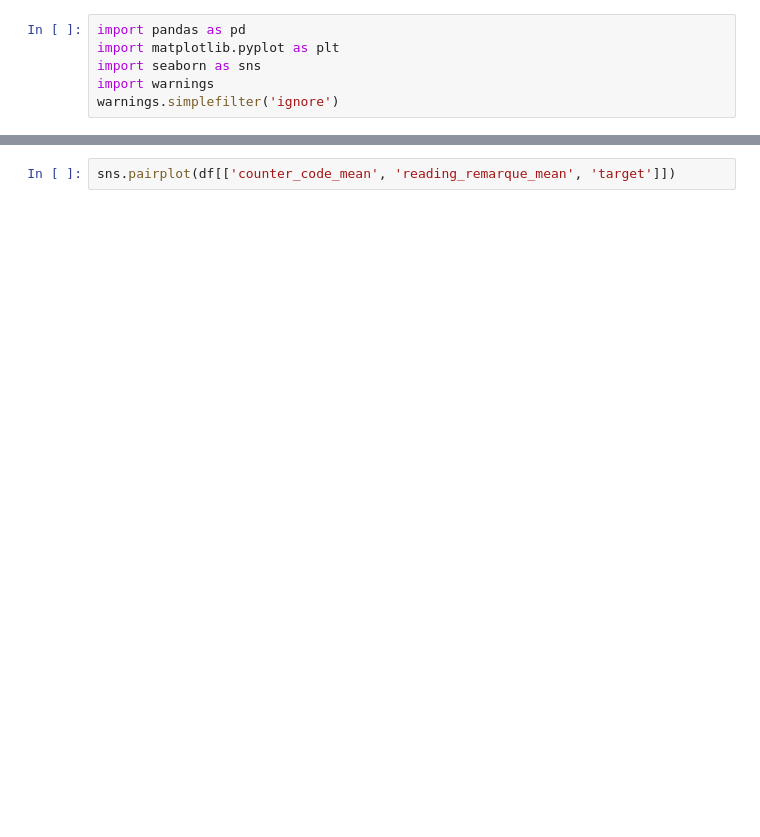
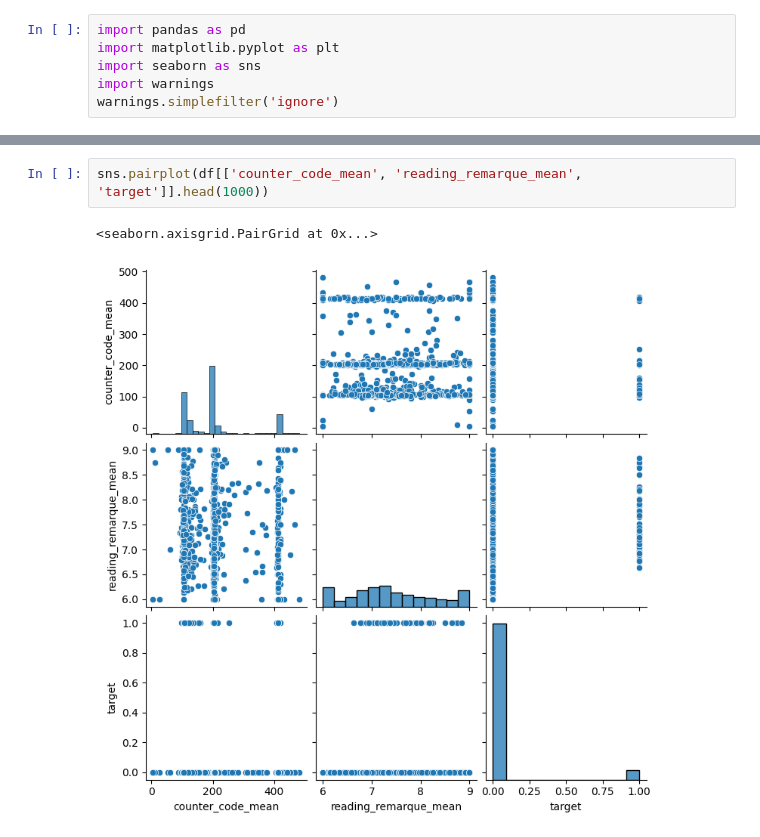
Before and after one commit to franzi105/Fraud-Detection, a Jupyter notebook: 02_baselinemodel.ipynb, the cells around one changed output, grey strips where cells are left out. Drawn from its saved outputs; the diff is of its cells as text; blank space fills up the shorter version.

```diff
--- a/02_baselinemodel.ipynb
+++ b/02_baselinemodel.ipynb
@@ -17,4 +55,7 @@ sns.pairplot(df[['consommation_level_1_mean', 'consommation_level_2_mean', 'cons
 # %%
-sns.pairplot(df[['counter_code_mean', 'reading_remarque_mean', 'target']])
+sns.pairplot(df[['counter_code_mean', 'reading_remarque_mean', 'target']].head(1000))
+# %% [output]
+<seaborn.axisgrid.PairGrid at 0x...>
+[figure, added]
 # %%
 df.hist(figsize=(16, 20), bins=10, xlabelsize=8, ylabelsize=8);
```
Also changed, not shown: parts of 15 cells of this notebook, 1 other file.
